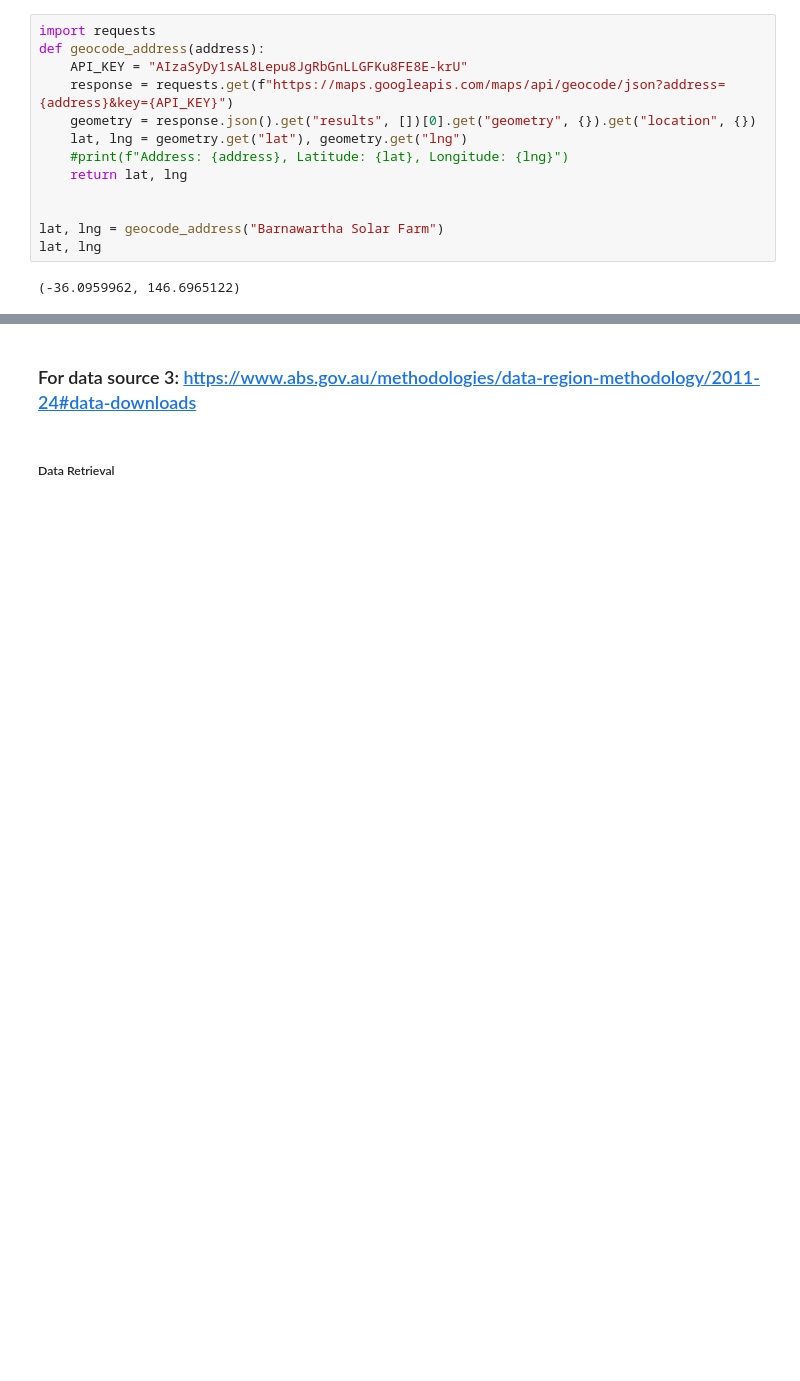
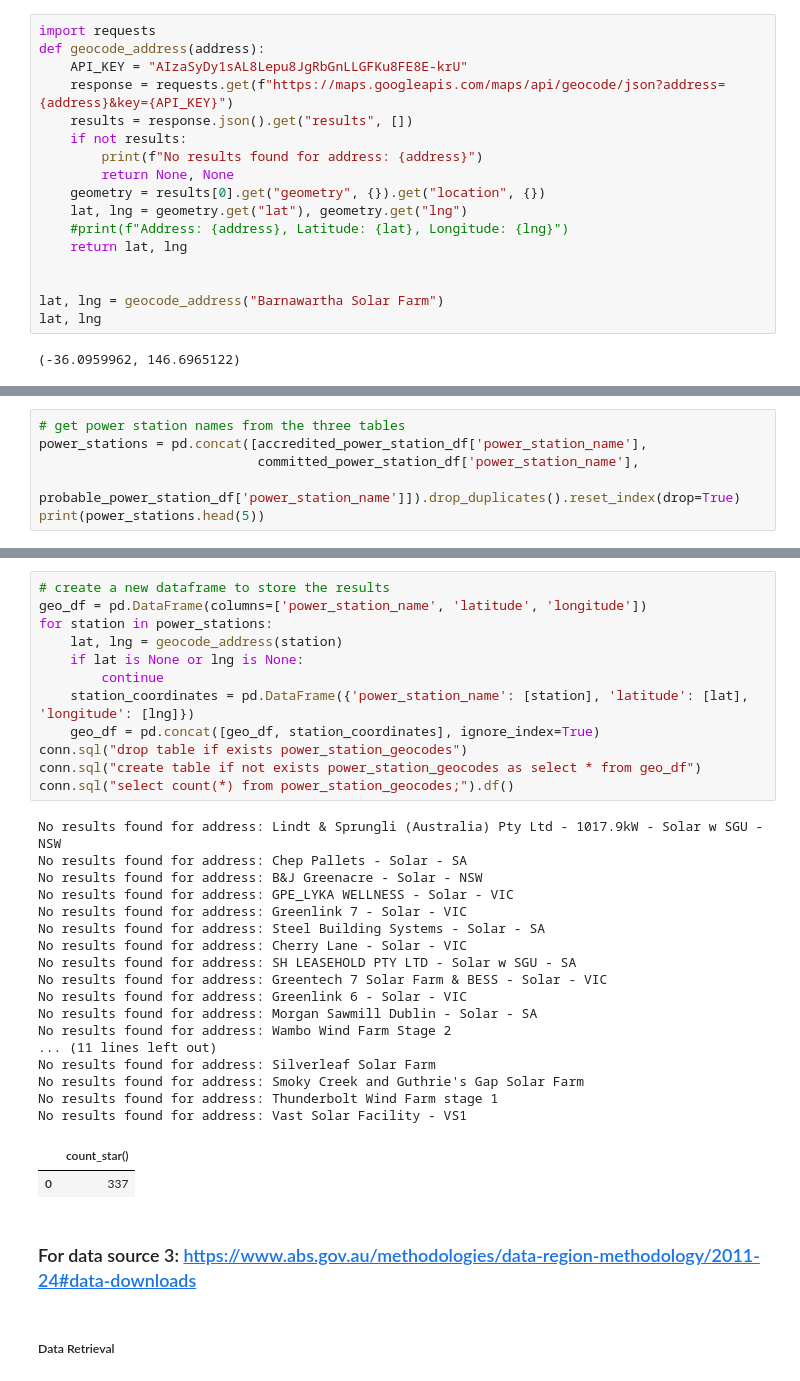
Before and after one commit to kerumixd/5339-Data-Engineering-Group-Porject, a Jupyter notebook: Assignment1.ipynb, the cells around one changed output, grey strips where cells are left out. Drawn from its saved outputs; the diff is of its cells as text; blank space fills up the shorter version.

```diff
--- a/Assignment1.ipynb
+++ b/Assignment1.ipynb
@@ -423,7 +370,11 @@ import requests
 def geocode_address(address):
     API_KEY = "AIzaSyDy1sAL8Lepu8JgRbGnLLGFKu8FE8E-krU"
     response = requests.get(f"https://maps.googleapis.com/maps/api/geocode/json?address={address}&key={API_KEY}")
-    geometry = response.json().get("results", [])[0].get("geometry", {}).get("location", {})
+    results = response.json().get("results", [])
+    if not results:
+        print(f"No results found for address: {address}")
+        return None, None
+    geometry = results[0].get("geometry", {}).get("location", {})
     lat, lng = geometry.get("lat"), geometry.get("lng")
     #print(f"Address: {address}, Latitude: {lat}, Longitude: {lng}")
     return lat, lng
@@ -463,0 +387,6 @@ UsageError: Cell magic `%%sql` not found.
+# %%
+# get power station names from the three tables
+power_stations = pd.concat([accredited_power_station_df['power_station_name'],
+                            committed_power_station_df['power_station_name'],
+                            probable_power_station_df['power_station_name']]).drop_duplicates().reset_index(drop=True)
+print(power_stations.head(5))
@@ -464,3 +400,35 @@ UsageError: Cell magic `%%sql` not found.
+# %%
+# create a new dataframe to store the results
+geo_df = pd.DataFrame(columns=['power_station_name', 'latitude', 'longitude'])
+for station in power_stations:
+    lat, lng = geocode_address(station)
+    if lat is None or lng is None:
+        continue
+    station_coordinates = pd.DataFrame({'power_station_name': [station], 'latitude': [lat], 'longitude': [lng]})
+    geo_df = pd.concat([geo_df, station_coordinates], ignore_index=True)
+conn.sql("drop table if exists power_station_geocodes")
+conn.sql("create table if not exists power_station_geocodes as select * from geo_df")
+conn.sql("select count(*) from power_station_geocodes;").df()
+# %% [output]
+No results found for address: Lindt & Sprungli (Australia) Pty Ltd - 1017.9kW - Solar w SGU - NSW
+No results found for address: Chep Pallets - Solar - SA
+No results found for address: B&J Greenacre - Solar - NSW
+No results found for address: GPE_LYKA WELLNESS - Solar - VIC
+No results found for address: Greenlink 7 - Solar - VIC
+No results found for address: Steel Building Systems - Solar - SA
+No results found for address: Cherry Lane - Solar - VIC
+No results found for address: SH LEASEHOLD PTY LTD - Solar w SGU - SA
+No results found for address: Greentech 7 Solar Farm & BESS - Solar - VIC
+No results found for address: Greenlink 6 - Solar - VIC
+No results found for address: Morgan Sawmill Dublin - Solar - SA
+No results found for address: Wambo Wind Farm Stage 2
+... (11 lines left out)
+No results found for address: Silverleaf Solar Farm
+No results found for address: Smoky Creek and Guthrie's Gap Solar Farm
+No results found for address: Thunderbolt Wind Farm stage 1
+No results found for address: Vast Solar Facility - VS1
+|  | count_star() |
+| 0 | 337 |
 # %% [markdown]
 ### For data source 3: https://www.abs.gov.au/methodologies/data-region-methodology/2011-24#data-downloads
 # %% [markdown]
```
Also changed, not shown: parts of 12 cells of this notebook, 1 other file.
